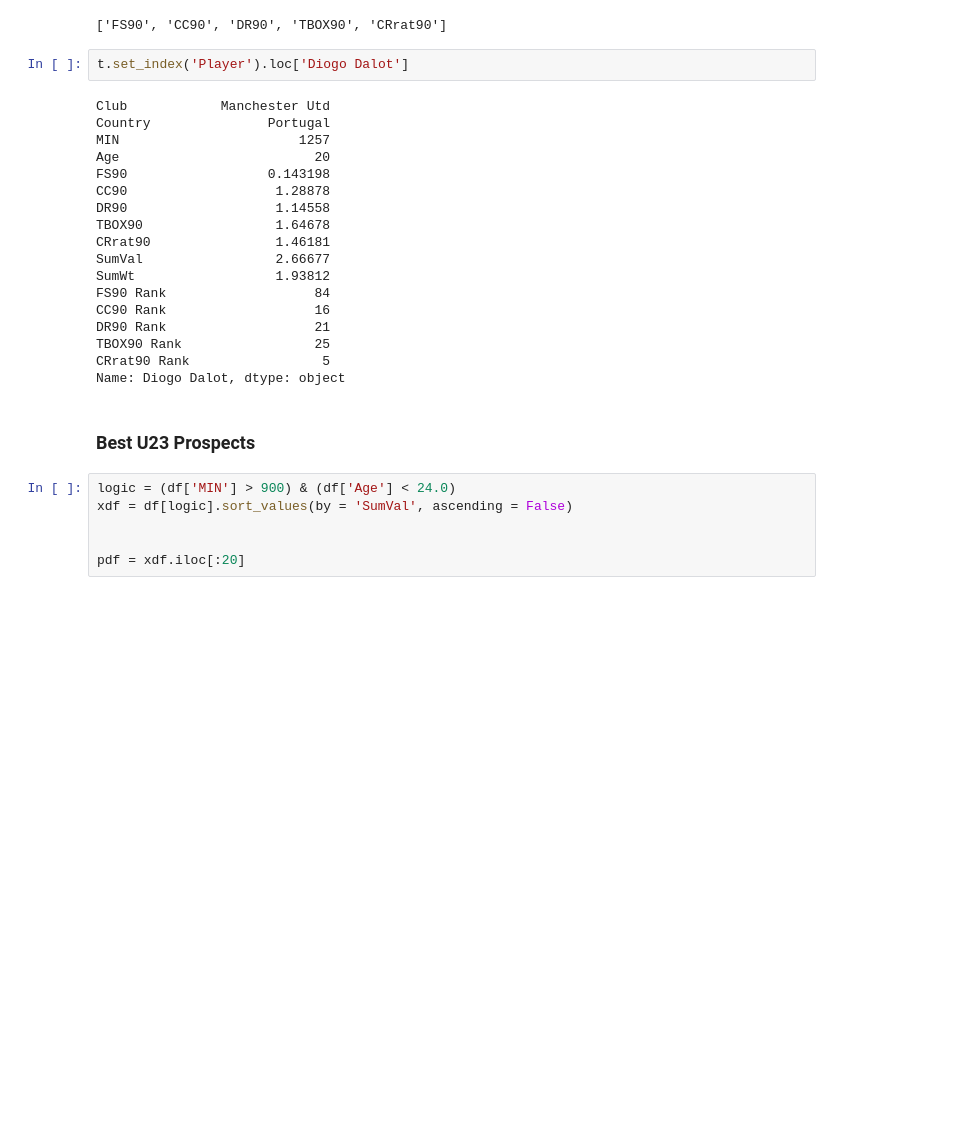
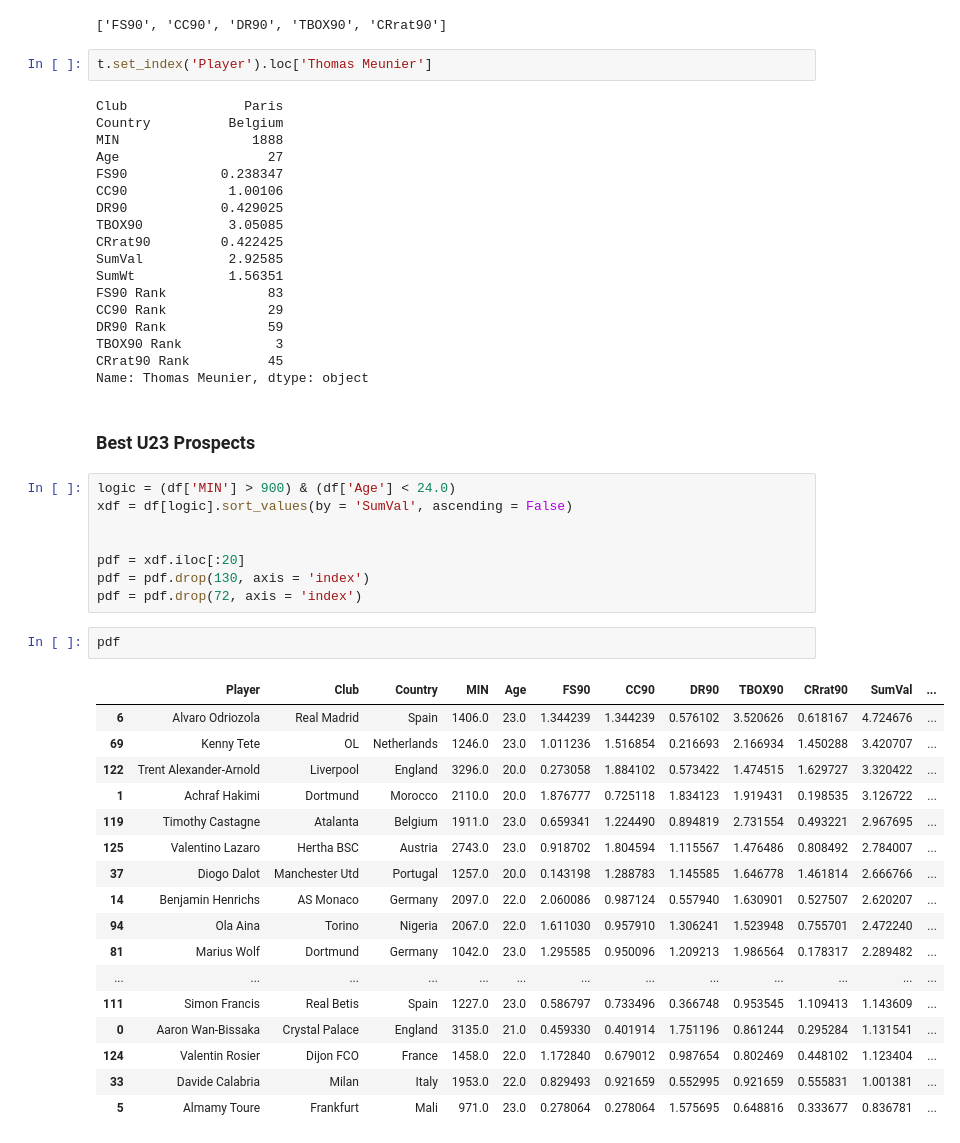
Before and after one commit to rkaahean/fbtyics, a Jupyter notebook: Right Backs/Offensive Right Backs/RB Analysis.ipynb, the cells around one changed output. Saved outputs shown, nothing was run; the diff lists cells and outputs as text; blank space fills up the shorter version.

```diff
--- a/Right Backs/Offensive Right Backs/RB Analysis.ipynb
+++ b/Right Backs/Offensive Right Backs/RB Analysis.ipynb
@@ -329,25 +341,25 @@ sts90
 # %% [output]
 ['FS90', 'CC90', 'DR90', 'TBOX90', 'CRrat90']
 # %%
-t.set_index('Player').loc['Diogo Dalot']
+t.set_index('Player').loc['Thomas Meunier']
 # %% [output]
-Club            Manchester Utd
-Country               Portugal
-MIN                       1257
-Age                         20
-FS90                  0.143198
-CC90                   1.28878
-DR90                   1.14558
-TBOX90                 1.64678
-CRrat90                1.46181
-SumVal                 2.66677
-SumWt                  1.93812
-FS90 Rank                   84
-CC90 Rank                   16
-DR90 Rank                   21
-TBOX90 Rank                 25
-CRrat90 Rank                 5
-Name: Diogo Dalot, dtype: object
+Club               Paris
+Country          Belgium
+MIN                 1888
+Age                   27
+FS90            0.238347
+CC90             1.00106
+DR90            0.429025
+TBOX90           3.05085
+CRrat90         0.422425
+SumVal           2.92585
+SumWt            1.56351
+FS90 Rank             83
+CC90 Rank             29
+DR90 Rank             59
+TBOX90 Rank            3
+CRrat90 Rank          45
+Name: Thomas Meunier, dtype: object
 # %% [markdown]
 ### Best U23 Prospects
 # %%
@@ -356,3 +368,25 @@ xdf = df[logic].sort_values(by = 'SumVal', ascending = False)
 
 
 pdf = xdf.iloc[:20]
+pdf = pdf.drop(130, axis = 'index')
+pdf = pdf.drop(72, axis = 'index')
+# %%
+pdf
+# %% [output]
+|  | Player | Club | Country | MIN | Age | FS90 | CC90 | DR90 | TBOX90 | CRrat90 | SumVal | ... |
+| 6 | Alvaro Odriozola | Real Madrid | Spain | 1406.0 | 23.0 | 1.344239 | 1.344239 | 0.576102 | 3.520626 | 0.618167 | 4.724676 | ... |
+| 69 | Kenny Tete | OL | Netherlands | 1246.0 | 23.0 | 1.011236 | 1.516854 | 0.216693 | 2.166934 | 1.450288 | 3.420707 | ... |
+| 122 | Trent Alexander-Arnold | Liverpool | England | 3296.0 | 20.0 | 0.273058 | 1.884102 | 0.573422 | 1.474515 | 1.629727 | 3.320422 | ... |
+| 1 | Achraf Hakimi | Dortmund | Morocco | 2110.0 | 20.0 | 1.876777 | 0.725118 | 1.834123 | 1.919431 | 0.198535 | 3.126722 | ... |
+| 119 | Timothy Castagne | Atalanta | Belgium | 1911.0 | 23.0 | 0.659341 | 1.224490 | 0.894819 | 2.731554 | 0.493221 | 2.967695 | ... |
+| 125 | Valentino Lazaro | Hertha BSC | Austria | 2743.0 | 23.0 | 0.918702 | 1.804594 | 1.115567 | 1.476486 | 0.808492 | 2.784007 | ... |
+| 37 | Diogo Dalot | Manchester Utd | Portugal | 1257.0 | 20.0 | 0.143198 | 1.288783 | 1.145585 | 1.646778 | 1.461814 | 2.666766 | ... |
+| 14 | Benjamin Henrichs | AS Monaco | Germany | 2097.0 | 22.0 | 2.060086 | 0.987124 | 0.557940 | 1.630901 | 0.527507 | 2.620207 | ... |
+| 94 | Ola Aina | Torino | Nigeria | 2067.0 | 22.0 | 1.611030 | 0.957910 | 1.306241 | 1.523948 | 0.755701 | 2.472240 | ... |
+| 81 | Marius Wolf | Dortmund | Germany | 1042.0 | 23.0 | 1.295585 | 0.950096 | 1.209213 | 1.986564 | 0.178317 | 2.289482 | ... |
+| ... | ... | ... | ... | ... | ... | ... | ... | ... | ... | ... | ... | ... |
+| 111 | Simon Francis | Real Betis | Spain | 1227.0 | 23.0 | 0.586797 | 0.733496 | 0.366748 | 0.953545 | 1.109413 | 1.143609 | ... |
+| 0 | Aaron Wan-Bissaka | Crystal Palace | England | 3135.0 | 21.0 | 0.459330 | 0.401914 | 1.751196 | 0.861244 | 0.295284 | 1.131541 | ... |
+| 124 | Valentin Rosier | Dijon FCO | France | 1458.0 | 22.0 | 1.172840 | 0.679012 | 0.987654 | 0.802469 | 0.448102 | 1.123404 | ... |
+| 33 | Davide Calabria | Milan | Italy | 1953.0 | 22.0 | 0.829493 | 0.921659 | 0.552995 | 0.921659 | 0.555831 | 1.001381 | ... |
+| 5 | Almamy Toure | Frankfurt | Mali | 971.0 | 23.0 | 0.278064 | 0.278064 | 1.575695 | 0.648816 | 0.333677 | 0.836781 | ... |
```
Also changed, not shown: parts of 8 cells of this notebook, 3 other files.
